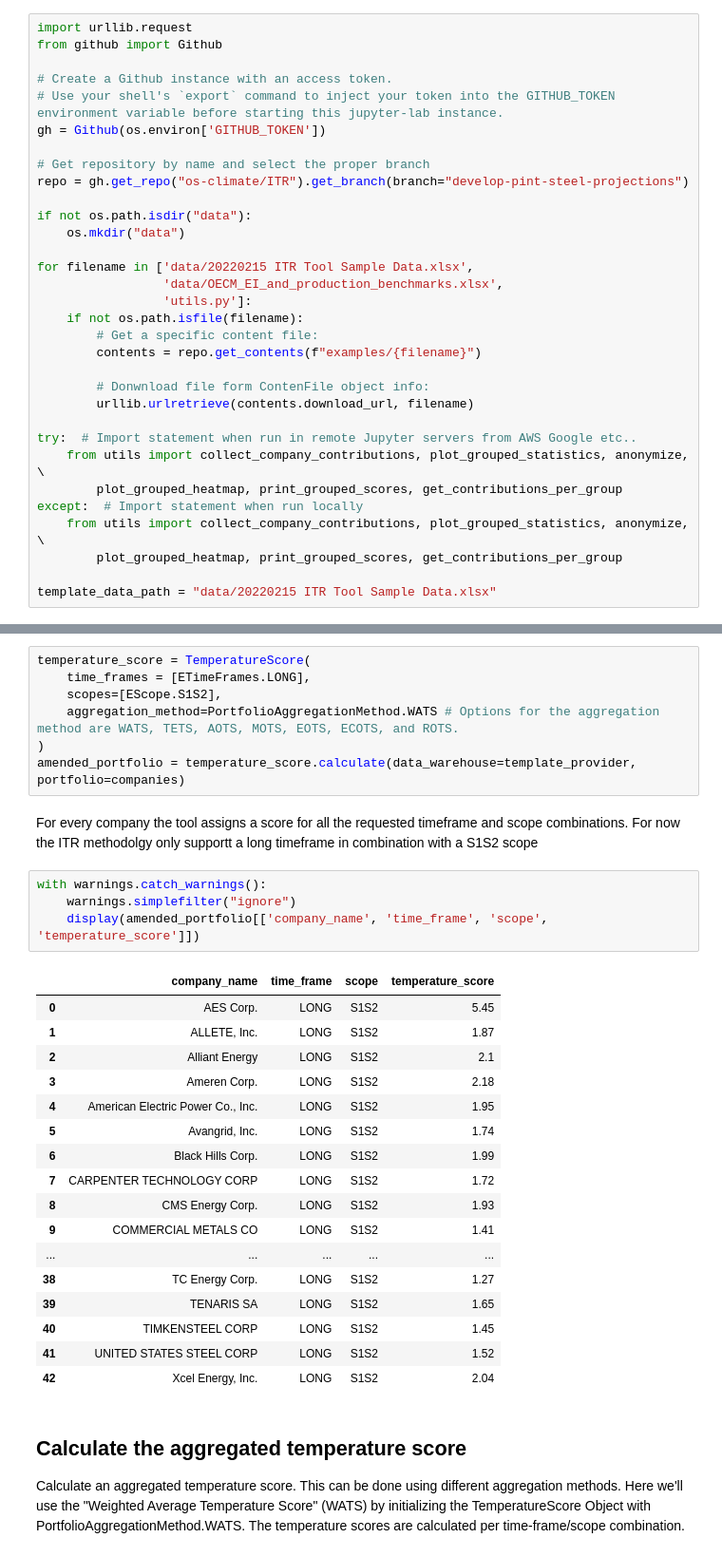
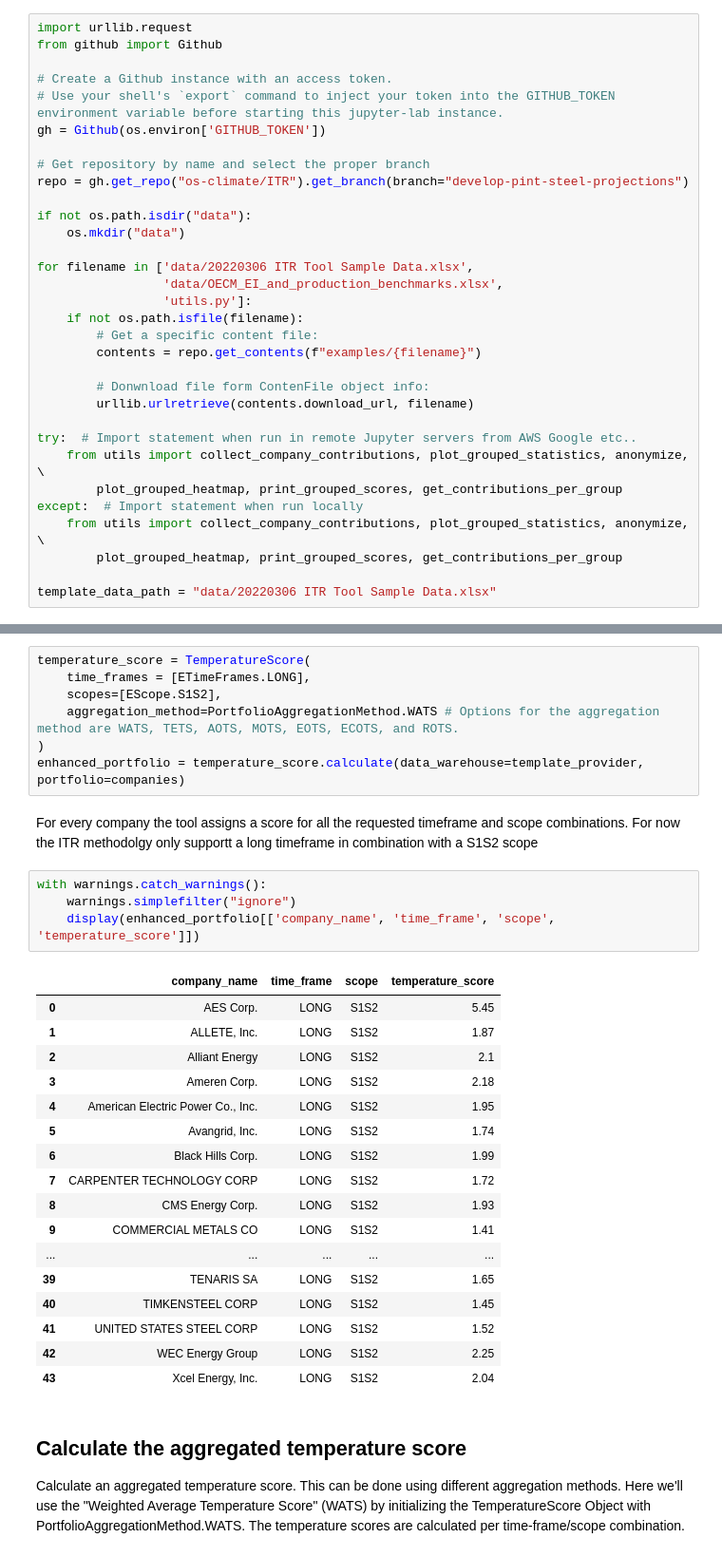
Before and after one commit to os-climate/ITR, a Jupyter notebook: examples/quick_template_score_calc.ipynb, the cells around one changed output, grey strips where cells are left out. Shown at 95% size. Saved outputs shown, nothing was run; the diff lists cells and outputs as text.

```diff
--- a/examples/quick_template_score_calc.ipynb
+++ b/examples/quick_template_score_calc.ipynb
@@ -127,7 +127,7 @@ repo = gh.get_repo("os-climate/ITR").get_branch(branch="develop-pint-steel-proje
 if not os.path.isdir("data"):
     os.mkdir("data")
 
-for filename in ['data/20220215 ITR Tool Sample Data.xlsx',
+for filename in ['data/20220306 ITR Tool Sample Data.xlsx',
                  'data/OECM_EI_and_production_benchmarks.xlsx',
                  'utils.py']:
     if not os.path.isfile(filename):
@@ -144,7 +144,7 @@ except:  # Import statement when run locally
     from utils import collect_company_contributions, plot_grouped_statistics, anonymize, \
         plot_grouped_heatmap, print_grouped_scores, get_contributions_per_group
 
-template_data_path = "data/20220215 ITR Tool Sample Data.xlsx"
+template_data_path = "data/20220306 ITR Tool Sample Data.xlsx"
 # %% [markdown]
 ### Logging
 The ITR module uses the Python standard library logging utilities to send log messages. The log level can be changed according to the user's needs.
@@ -210,31 +210,31 @@ temperature_score = TemperatureScore(
     scopes=[EScope.S1S2],
     aggregation_method=PortfolioAggregationMethod.WATS # Options for the aggregation method are WATS, TETS, AOTS, MOTS, EOTS, ECOTS, and ROTS.
 )
-amended_portfolio = temperature_score.calculate(data_warehouse=template_provider, portfolio=companies)
+enhanced_portfolio = temperature_score.calculate(data_warehouse=template_provider, portfolio=companies)
 # %% [markdown]
 For every company the tool assigns a score for all the requested timeframe and scope combinations. For now the ITR methodolgy only supportt a long timeframe in combination with a S1S2 scope
 # %%
 with warnings.catch_warnings():
     warnings.simplefilter("ignore")
-    display(amended_portfolio[['company_name', 'time_frame', 'scope', 'temperature_score']])
+    display(enhanced_portfolio[['company_name', 'time_frame', 'scope', 'temperature_score']])
 # %% [output]
 |  | company_name | time_frame | scope | temperature_score |
 | 0 | AES Corp. | LONG | S1S2 | 5.45 |
 | 1 | ALLETE, Inc. | LONG | S1S2 | 1.87 |
 | 2 | Alliant Energy | LONG | S1S2 | 2.1 |
 | 3 | Ameren Corp. | LONG | S1S2 | 2.18 |
 | 4 | American Electric Power Co., Inc. | LONG | S1S2 | 1.95 |
 | 5 | Avangrid, Inc. | LONG | S1S2 | 1.74 |
 | 6 | Black Hills Corp. | LONG | S1S2 | 1.99 |
 | 7 | CARPENTER TECHNOLOGY CORP | LONG | S1S2 | 1.72 |
 | 8 | CMS Energy Corp. | LONG | S1S2 | 1.93 |
 | 9 | COMMERCIAL METALS CO | LONG | S1S2 | 1.41 |
 | ... | ... | ... | ... | ... |
-| 38 | TC Energy Corp. | LONG | S1S2 | 1.27 |
 | 39 | TENARIS SA | LONG | S1S2 | 1.65 |
 | 40 | TIMKENSTEEL CORP | LONG | S1S2 | 1.45 |
 | 41 | UNITED STATES STEEL CORP | LONG | S1S2 | 1.52 |
-| 42 | Xcel Energy, Inc. | LONG | S1S2 | 2.04 |
+| 42 | WEC Energy Group | LONG | S1S2 | 2.25 |
+| 43 | Xcel Energy, Inc. | LONG | S1S2 | 2.04 |
 # %% [markdown]
 ## Calculate the aggregated temperature score
 Calculate an aggregated temperature score. This can be done using different aggregation methods. Here we'll use the "Weighted Average Temperature Score" (WATS) by initializing the TemperatureScore Object with PortfolioAggregationMethod.WATS. The temperature scores are calculated per time-frame/scope combination.
```
Also changed, not shown: parts of 8 cells of this notebook, 2 other files.
